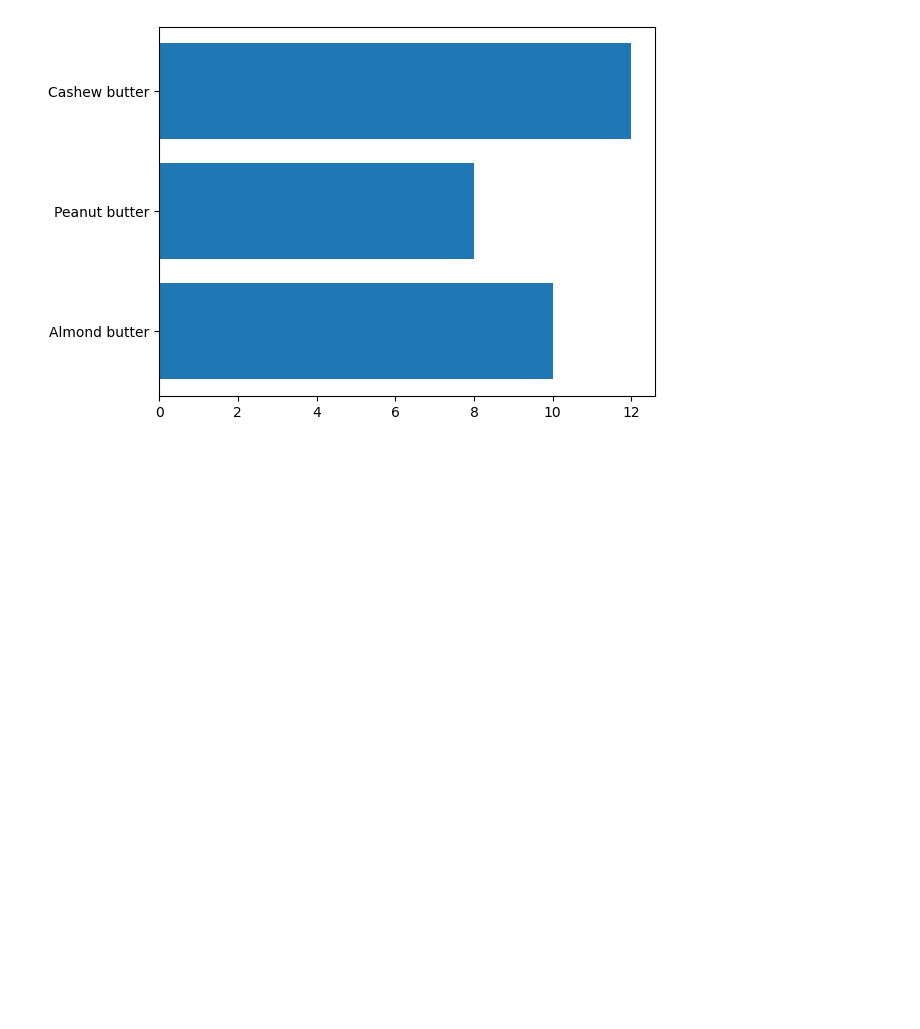
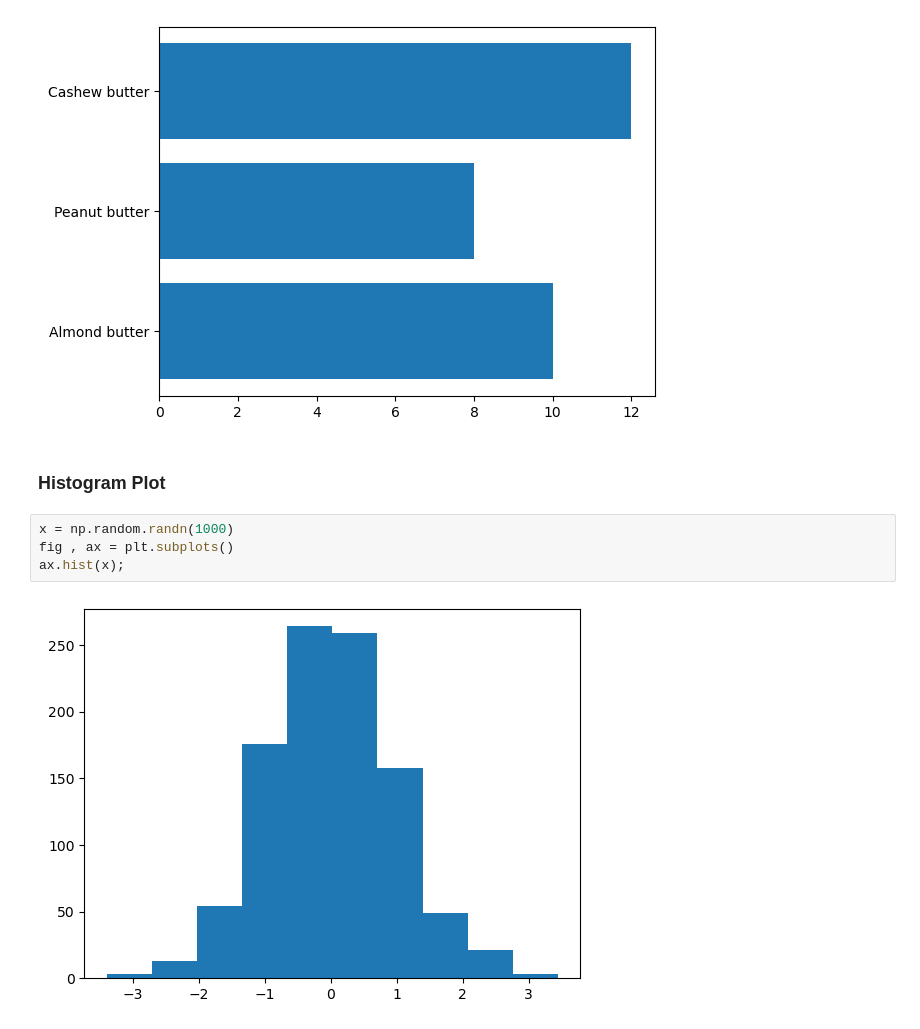
Before and after one commit to adi2025a/Matplotlib-Introduction-, a Jupyter notebook: IntroMatplotlib.ipynb, the cells around one changed output. Saved outputs shown, nothing was run; the diff lists cells and outputs as text; blank space fills up the shorter version.

```diff
--- a/IntroMatplotlib.ipynb
+++ b/IntroMatplotlib.ipynb
@@ -149,3 +149,11 @@ fig , ax = plt.subplots()
 ax.barh(list(nut_butter_price.keys()), list(nut_butter_price.values()));
 # %% [output]
 [figure]
+# %% [markdown]
+### Histogram Plot
+# %%
+x = np.random.randn(1000)
+fig , ax = plt.subplots()
+ax.hist(x);
+# %% [output]
+[figure, added]
```
Also changed, not shown: parts of 14 cells of this notebook.
